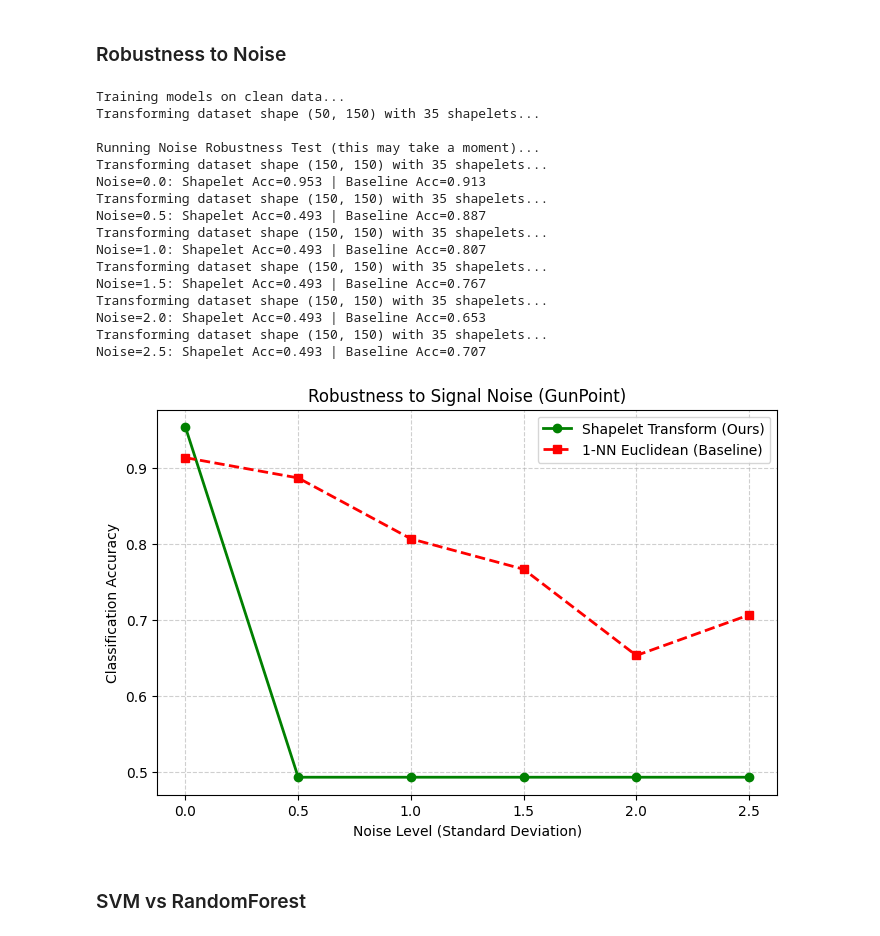
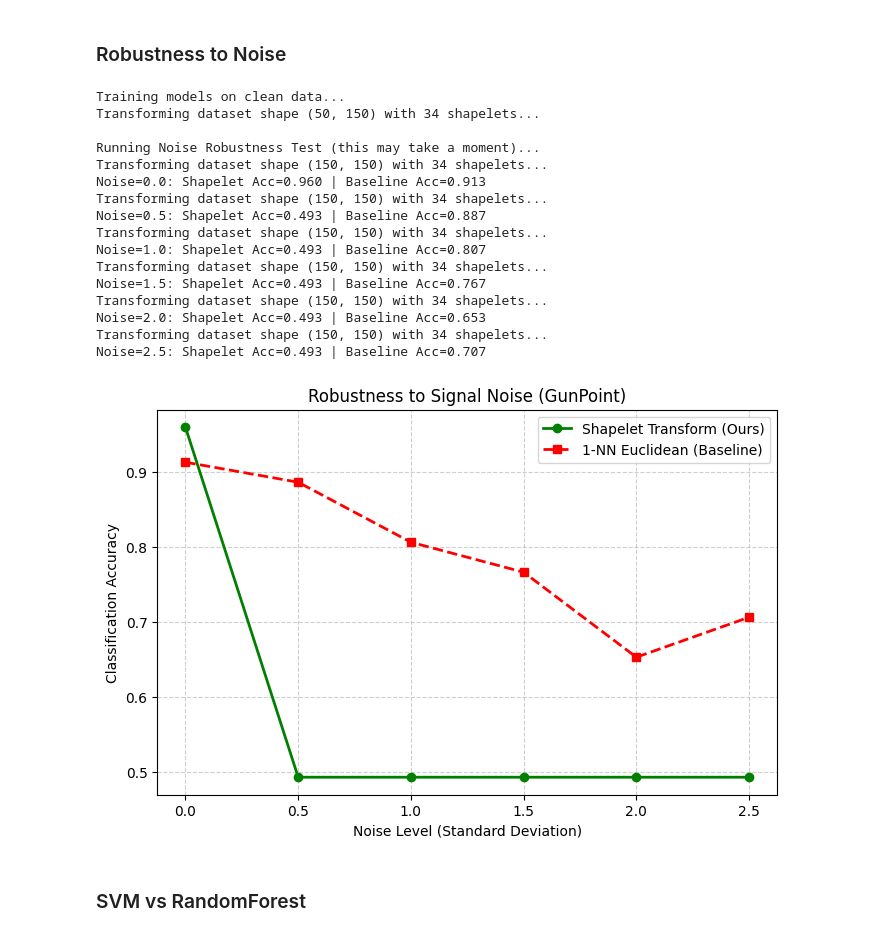
Before and after one commit to TristanoB/shapelet_transformation, a Jupyter notebook: implementation.ipynb, the cells around one changed output. Saved outputs shown, nothing was run; the diff lists cells and outputs as text; code cells hidden in the pictures.

```diff
--- a/implementation.ipynb
+++ b/implementation.ipynb
@@ -743,7 +735,7 @@ print("Training models on clean data...")
 # Transform training data once
 X_train_shap = transform_dataset(X_train, clustered_shapelets)
 clf_shap = RandomForestClassifier(n_estimators=100, random_state=42)
-clf_shap.fit(X_train_shap, ey_train)
+clf_shap.fit(X_train_shap, y_train)
 
 # B. Baseline Model (1-NN Euclidean)
 # Trains directly on raw time series
@@ -767,42 +759,42 @@ for sigma in noise_levels:
     X_test_shap_noisy = transform_dataset(X_test_noisy, clustered_shapelets)
     acc_s = accuracy_score(y_test, clf_shap.predict(X_test_shap_noisy))
     acc_shapelet.append(acc_s)
 
     # -- Test Baseline (1-NN) --
     acc_b = accuracy_score(y_test, clf_base.predict(X_test_noisy))
     acc_baseline.append(acc_b)
 
     print(f"Noise={sigma}: Shapelet Acc={acc_s:.3f} | Baseline Acc={acc_b:.3f}")
 
 # 3. PLOT RESULTS
 plt.figure(figsize=(8, 5))
 plt.plot(noise_levels, acc_shapelet, 'g-o', linewidth=2, label="Shapelet Transform (Ours)")
 plt.plot(noise_levels, acc_baseline, 'r--s', linewidth=2, label="1-NN Euclidean (Baseline)")
 
 plt.title("Robustness to Signal Noise (GunPoint)")
 plt.xlabel("Noise Level (Standard Deviation)")
 plt.ylabel("Classification Accuracy")
 plt.legend()
 plt.grid(True, linestyle='--', alpha=0.6)
 plt.show()
 # %% [output]
 Training models on clean data...
-Transforming dataset shape (50, 150) with 35 shapelets...
+Transforming dataset shape (50, 150) with 34 shapelets...
 
 Running Noise Robustness Test (this may take a moment)...
-Transforming dataset shape (150, 150) with 35 shapelets...
-Noise=0.0: Shapelet Acc=0.953 | Baseline Acc=0.913
-Transforming dataset shape (150, 150) with 35 shapelets...
+Transforming dataset shape (150, 150) with 34 shapelets...
+Noise=0.0: Shapelet Acc=0.960 | Baseline Acc=0.913
+Transforming dataset shape (150, 150) with 34 shapelets...
 Noise=0.5: Shapelet Acc=0.493 | Baseline Acc=0.887
-Transforming dataset shape (150, 150) with 35 shapelets...
+Transforming dataset shape (150, 150) with 34 shapelets...
 Noise=1.0: Shapelet Acc=0.493 | Baseline Acc=0.807
-Transforming dataset shape (150, 150) with 35 shapelets...
+Transforming dataset shape (150, 150) with 34 shapelets...
 Noise=1.5: Shapelet Acc=0.493 | Baseline Acc=0.767
-Transforming dataset shape (150, 150) with 35 shapelets...
+Transforming dataset shape (150, 150) with 34 shapelets...
 Noise=2.0: Shapelet Acc=0.493 | Baseline Acc=0.653
-Transforming dataset shape (150, 150) with 35 shapelets...
+Transforming dataset shape (150, 150) with 34 shapelets...
 Noise=2.5: Shapelet Acc=0.493 | Baseline Acc=0.707
-[figure, old version]
+[figure, new version]
 # %% [markdown]
 ### SVM vs RandomForest
 # %%
```
Also changed, not shown: parts of 26 cells of this notebook.
